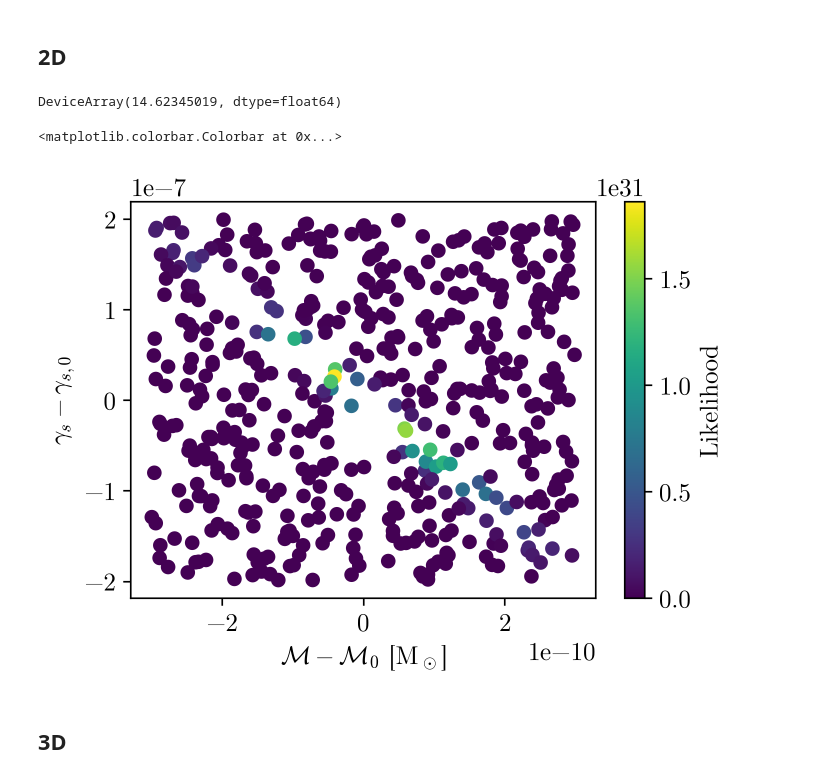
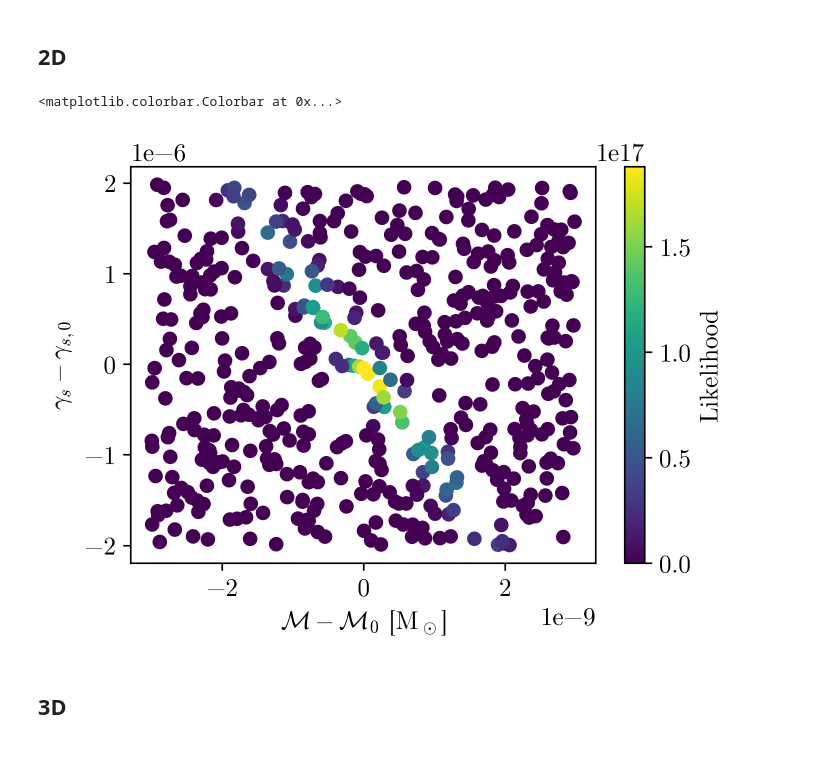
Before and after one commit to adam-coogan/pydd, a Jupyter notebook: notebooks/earth-based-ns.ipynb, the cells around one changed output. Drawn from its saved outputs; the diff is of its cells as text; code cells hidden in the pictures.

```diff
--- a/notebooks/earth-based-ns.ipynb
+++ b/notebooks/earth-based-ns.ipynb
@@ -31,9 +31,12 @@ from pydd.binary import (
     get_rho_6,
     get_rho_s,
 )
-from pydd.noise import S_n_et as S_n, f_range_et as f_range_n
+# from pydd.noise import S_n_et as S_n, f_range_et as f_range_n  # ET
+# from pydd.noise import S_n_ce as S_n, f_range_ce as f_range_n  # CE
+from pydd.noise import S_n_aLIGO as S_n, f_range_aLIGO as f_range_n  # aLIGO
+# from pydd.noise import S_n_LISA as S_n, f_range_LISA as f_range_n  # LISA
 
 Array = jnp.ndarray
-T_OBS = 1 * YR
+T_OBS = 5 * YR
 SNR_THRESH = 12.0
 GAMMA_S_PBH = jnp.array(9 / 4)
@@ -152,9 +157,21 @@ Text(0, 0.5, 'Likelihood')
 # %% [markdown]
 ## 2D
 # %%
-def ptform(u):
+def ptform_et(u):
     assert u.shape == (2,)
     v_m = jnp.array([3e-10, 2e-7])
+    return 2 * v_m * (u - 0.5)
+
+
+def ptform_ce(u):
+    assert u.shape == (2,)
+    v_m = 10 * jnp.array([3e-10, 2e-7])
+    return 2 * v_m * (u - 0.5)
+
+
+def ptform_aLIGO(u):
+    assert u.shape == (2,)
+    v_m = 10 * jnp.array([3e-10, 2e-7])
     return 2 * v_m * (u - 0.5)
 
 
@@ -175,28 +192,24 @@ def unpack(x):
 def get_ll_fft(x):
     dd_h = unpack(x)
     return loglikelihood_fft(dd_h, DD_D, FS, PAD_LOW, PAD_HIGH, S_n)
-# %%
-get_ll_fft(ptform(np.random.rand(2)))
-# %% [output]
-DeviceArray(14.62345019, dtype=float64)
 # %%
 xs = []
 lls = []
 for _ in trange(500):
-    xs.append(ptform(np.random.rand(2)))
+    xs.append(ptform_aLIGO(np.random.rand(2)))
     lls.append(get_ll_fft(xs[-1]))
 
 xs = jnp.array(xs)
 lls = jnp.array(lls)
 # %%
 # plt.scatter(*xs.T, c=lls)
-plt.scatter(*xs.T, c=jnp.exp(lls))
+plt.scatter(*xs.T, c=jnp.exp(lls - lls.min()))
 plt.xlabel(r"$\mathcal{M} - \mathcal{M}_0$ [M$_\odot$]")
 plt.ylabel(r"$\gamma_s - \gamma_{s,0}$")
 plt.colorbar(label="Likelihood")
 # %% [output]
 <matplotlib.colorbar.Colorbar at 0x...>
-[figure, old version]
+[figure, new version]
 # %% [markdown]
 ## 3D
 # %%
```
Also changed, not shown: parts of 9 cells of this notebook, 6 other files.
